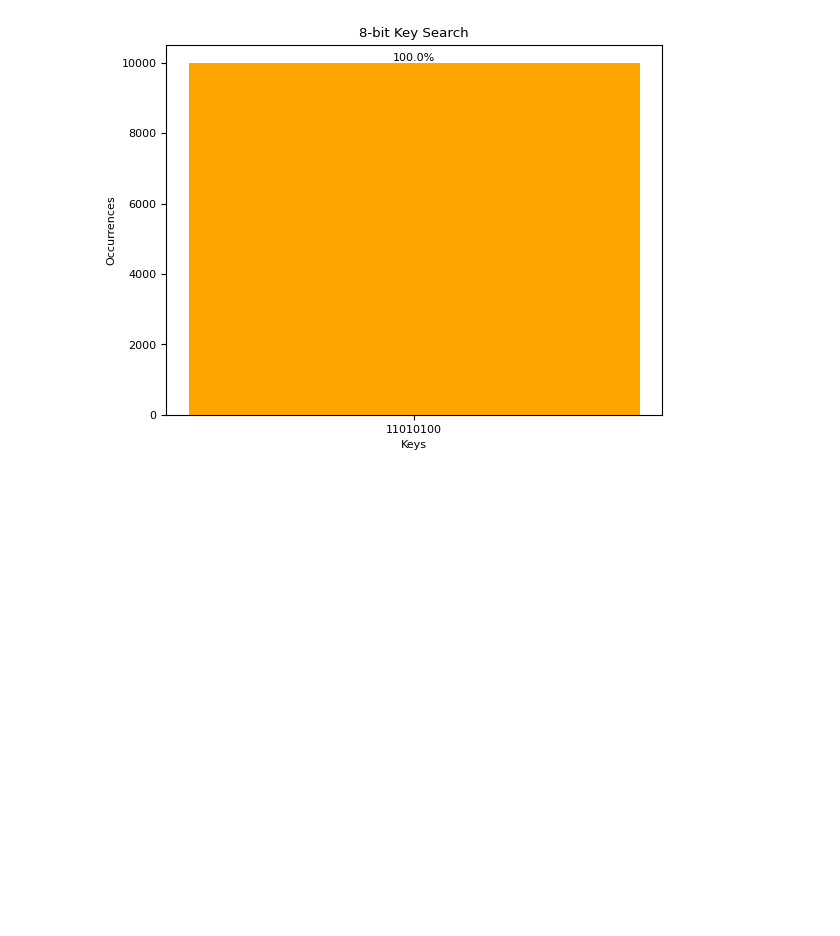
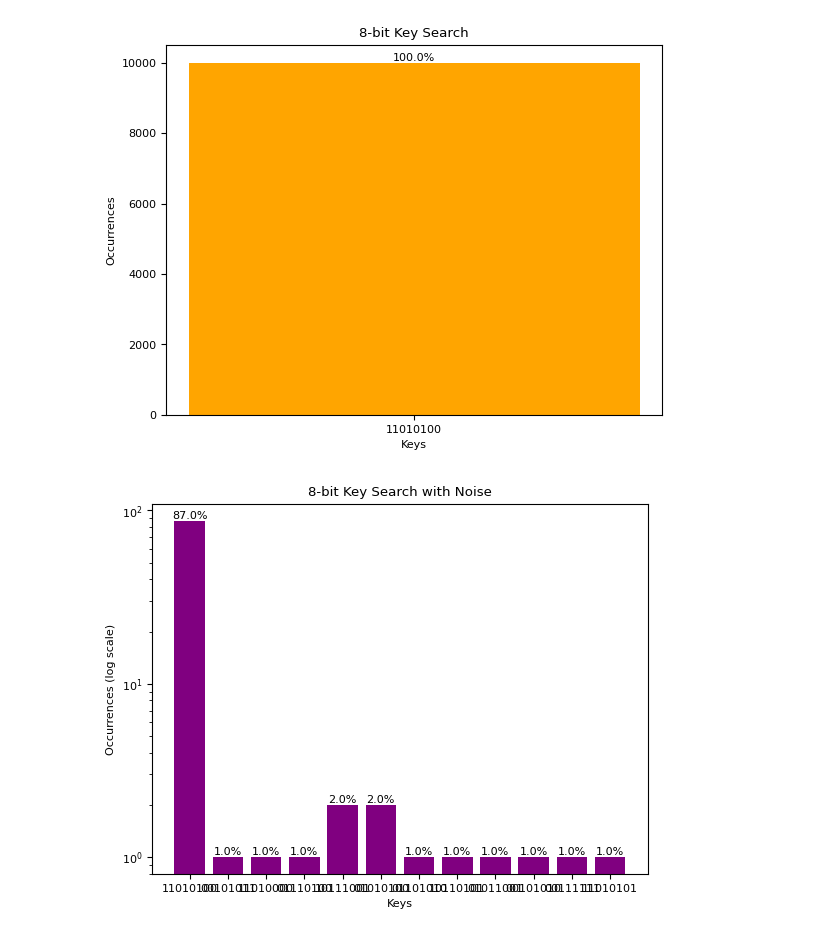
Before and after one commit to rushanh1/Quantum-Networks-Quantum-Circuits, a Jupyter notebook: quantum_brute_force_key_search.ipynb, the cells around one changed output. Cells and saved outputs as stored; diff of their text form; code cells hidden in the pictures; blank space fills up the shorter version.

Commit message:
Noise model applied depo(0.002)

```diff
--- a/quantum_brute_force_key_search.ipynb
+++ b/quantum_brute_force_key_search.ipynb
@@ -105,6 +105,7 @@ print("Key is: ", secretKey)
 print("Ciphertext is: ", ciphertext)
 
 circuit = create_circuit(plaintext, ciphertext, n)
+noise_model = cirq.ConstantQubitNoiseModel(cirq.depolarize(0.002))
 
 print(circuit)
 # %% [output]
@@ -154,3 +155,31 @@ plt.ylabel('Occurrences')
 plt.show()
 # %% [output]
 [figure]
+# %%
+#Applying the simulator with noise
+result = cirq.Simulator(noise=noise_model, seed=1).run(circuit, repetitions=100)
+
+counts = result.histogram(key ='result') #counts how many times each key was measured
+total = sum(counts.values()) #adds up the total num of counts
+
+keys = []
+values = []
+
+for o in counts:
+  if counts[o] > 0.001 * total:
+    keys.append(format(o, f'0{n}b')) #Turns the key num into strings
+    values.append(counts[o])
+
+plt.bar(keys, values, color='purple')
+
+#runs through each bar
+for i in range(len(values)):
+  plt.text(i, values[i], f'{100*values[i]/total:.1f}%', ha='center', va='bottom')
+
+plt.title('8-bit Key Search with Noise')
+plt.xlabel('Keys')
+plt.ylabel('Occurrences (log scale)')
+plt.yscale("log")
+plt.show()
+# %% [output]
+[figure, added]
```
